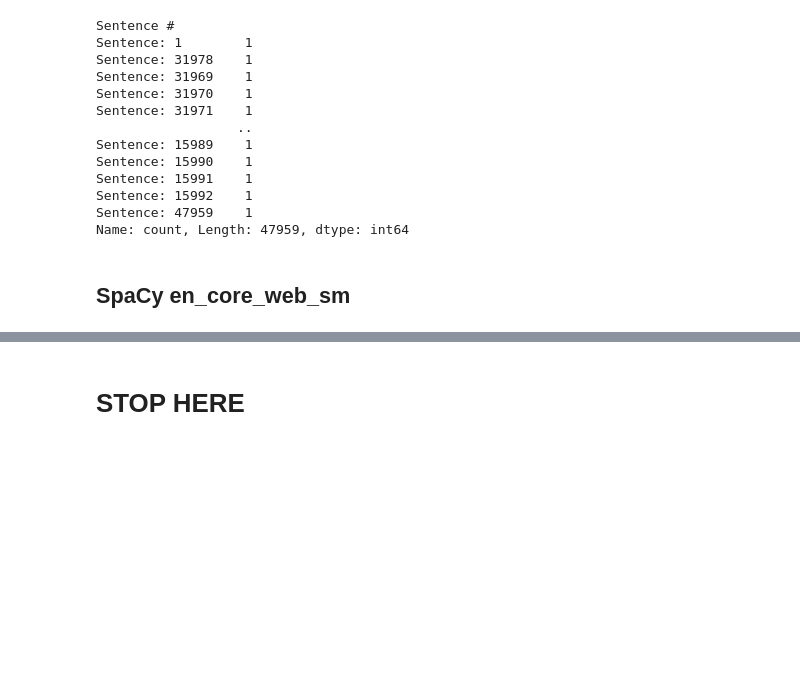
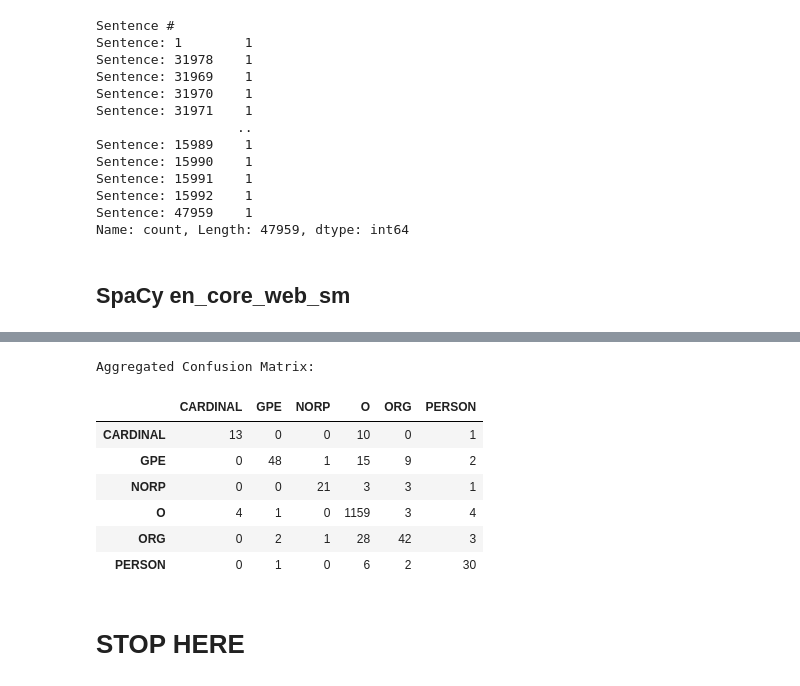
Before and after one commit to mayiquimpo/6200, a Jupyter notebook: Assignment 4.ipynb, the cells around one changed output, grey strips where cells are left out. Cells and saved outputs as stored; diff of their text form; code cells hidden in the pictures; blank space fills up the shorter version.

```diff
--- a/Assignment 4.ipynb
+++ b/Assignment 4.ipynb
@@ -76,0 +308,30 @@ spacy_export(spacy_df)
+# %%
+def aggregate_label(label):
+    """
+    Remove the B- or I- prefix from a label.
+    Returns the base entity (e.g., "B-corporation" or "I-corporation" becomes "corporation").
+    The "O" label remains unchanged.
+    """
+    if label == "O":
+        return label
+    if "-" in label:
+        return label.split("-", 1)[1]
+    return label
+
+# Build aggregated lists by iterating pairwise over each sentence.
+y_true_agg = []
+y_pred_agg = []
+for true_sent, pred_sent in zip(y_test, y_pred):
+    for true_label, pred_label in zip(true_sent, pred_sent):
+        # Only include tokens where the true label is not "O"
+        if true_label != "O":
+            y_true_agg.append(aggregate_label(true_label))
+            y_pred_agg.append(aggregate_label(pred_label))
+
+# Determine the list of non-"O" labels from the aggregated true labels.
+non_o_labels = sorted(set(y_true_agg))
+
+# Now generate the classification report using only the non-"O" labels.
+report = classification_report(y_true_agg, y_pred_agg, labels=non_o_labels, digits=4)
+print("Aggregated Classification Report (without O tokens):")
+print(report)
@@ -77,3 +351,26 @@ spacy_export(spacy_df)
+# %%
+# Flatten and aggregate the labels.
+y_true_flat = [aggregate_label(label) for sent in y_test for label in sent]
+y_pred_flat = [aggregate_label(label) for sent in y_pred for label in sent]
+
+# Determine the sorted set of aggregated labels.
+labels = sorted(list(set(y_true_flat + y_pred_flat)))
+
+# Compute the confusion matrix.
+cm = confusion_matrix(y_true_flat, y_pred_flat, labels=labels)
+df_cm = pd.DataFrame(cm, index=labels, columns=labels)
+
+print("\nAggregated Confusion Matrix:")
+df_cm
+# %% [output]
+Aggregated Confusion Matrix:
+|  | CARDINAL | GPE | NORP | O | ORG | PERSON |
+| CARDINAL | 13 | 0 | 0 | 10 | 0 | 1 |
+| GPE | 0 | 48 | 1 | 15 | 9 | 2 |
+| NORP | 0 | 0 | 21 | 3 | 3 | 1 |
+| O | 4 | 1 | 0 | 1159 | 3 | 4 |
+| ORG | 0 | 2 | 1 | 28 | 42 | 3 |
+| PERSON | 0 | 1 | 0 | 6 | 2 | 30 |
 # %% [markdown]
 # STOP HERE
 # %%
```
Also changed, not shown: parts of 10 cells of this notebook.
